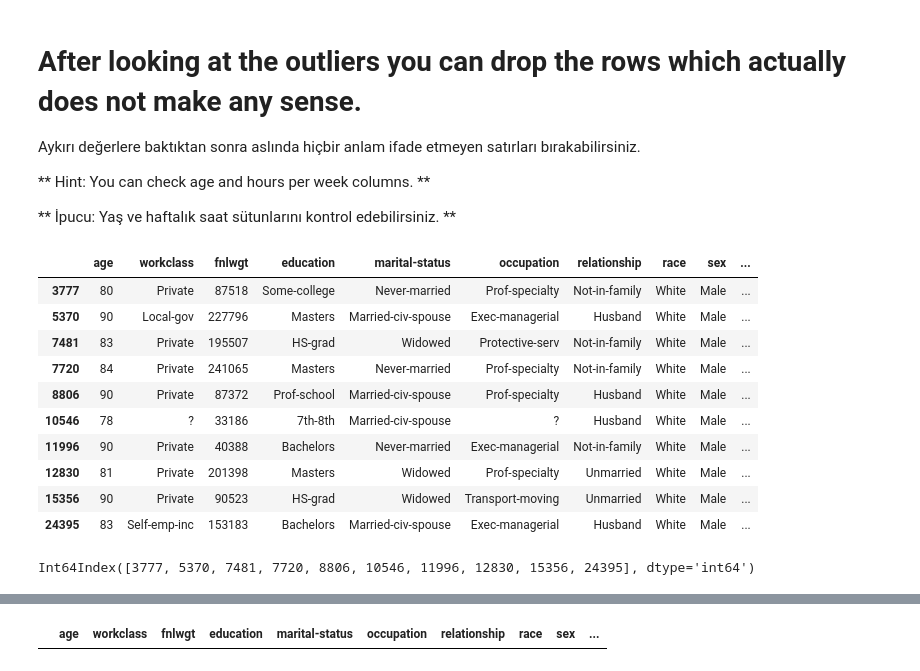
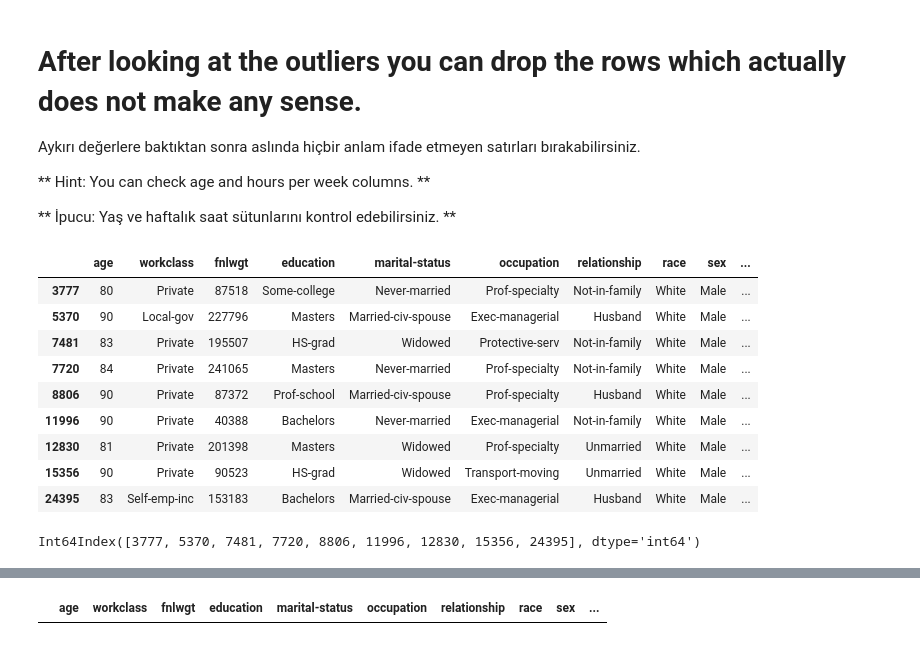
Before and after one commit to glcn35/PANDAS, a Jupyter notebook: DAwPy_EDA_Project_(Analyze_US_Citizens)_Student_(2).ipynb, the cells around one changed output, grey strips where cells are left out. Cells and saved outputs as stored; diff of their text form; code cells hidden in the pictures.

```diff
--- a/DAwPy_EDA_Project_(Analyze_US_Citizens)_Student_(2).ipynb
+++ b/DAwPy_EDA_Project_(Analyze_US_Citizens)_Student_(2).ipynb
@@ -561,5 +343,3 @@ upper_lim= Q3 +1.5*IQR
 upper_lim
 # %% [output]
 78.0
-# %%
-upper_lim=
@@ -662,8 +422,5 @@ upper_lim2=Q3 +1.5*IQR
 upper_lim2
 # %% [output]
 52.5
-# %%
-upper_lim=
-upper_lim
 # %%
 # find outlier values which extends the upper limit in both age and hours-per-week columns   hem yaş hem de haftalık saat sütunlarında üst sınırı genişleten aykırı değerleri bulun
@@ -706,14 +448,13 @@ drop_index=
 # %%
-outliers=(df["hours-per-week"]> upper_lim2)&(df["age"] >= upper_lim)
+outliers=(df["hours-per-week"]>upper_lim2)&(df["age"] >upper_lim)
 df[outliers]
 # %% [output]
 |  | age | workclass | fnlwgt | education | marital-status | occupation | relationship | race | sex | ... |
 | 3777 | 80 | Private | 87518 | Some-college | Never-married | Prof-specialty | Not-in-family | White | Male | ... |
 | 5370 | 90 | Local-gov | 227796 | Masters | Married-civ-spouse | Exec-managerial | Husband | White | Male | ... |
 | 7481 | 83 | Private | 195507 | HS-grad | Widowed | Protective-serv | Not-in-family | White | Male | ... |
 | 7720 | 84 | Private | 241065 | Masters | Never-married | Prof-specialty | Not-in-family | White | Male | ... |
 | 8806 | 90 | Private | 87372 | Prof-school | Married-civ-spouse | Prof-specialty | Husband | White | Male | ... |
-| 10546 | 78 | ? | 33186 | 7th-8th | Married-civ-spouse | ? | Husband | White | Male | ... |
 | 11996 | 90 | Private | 40388 | Bachelors | Never-married | Exec-managerial | Not-in-family | White | Male | ... |
 | 12830 | 81 | Private | 201398 | Masters | Widowed | Prof-specialty | Unmarried | White | Male | ... |
 | 15356 | 90 | Private | 90523 | HS-grad | Widowed | Transport-moving | Unmarried | White | Male | ... |
@@ -721,7 +462,7 @@ df[outliers]
 # %%
 df.loc[outliers].index
 # %% [output]
-Int64Index([3777, 5370, 7481, 7720, 8806, 10546, 11996, 12830, 15356, 24395], dtype='int64')
+Int64Index([3777, 5370, 7481, 7720, 8806, 11996, 12830, 15356, 24395], dtype='int64')
 # %%
 outliers_index=df.loc[outliers].index
 # %%
```
Also changed, not shown: parts of 106 cells of this notebook.
